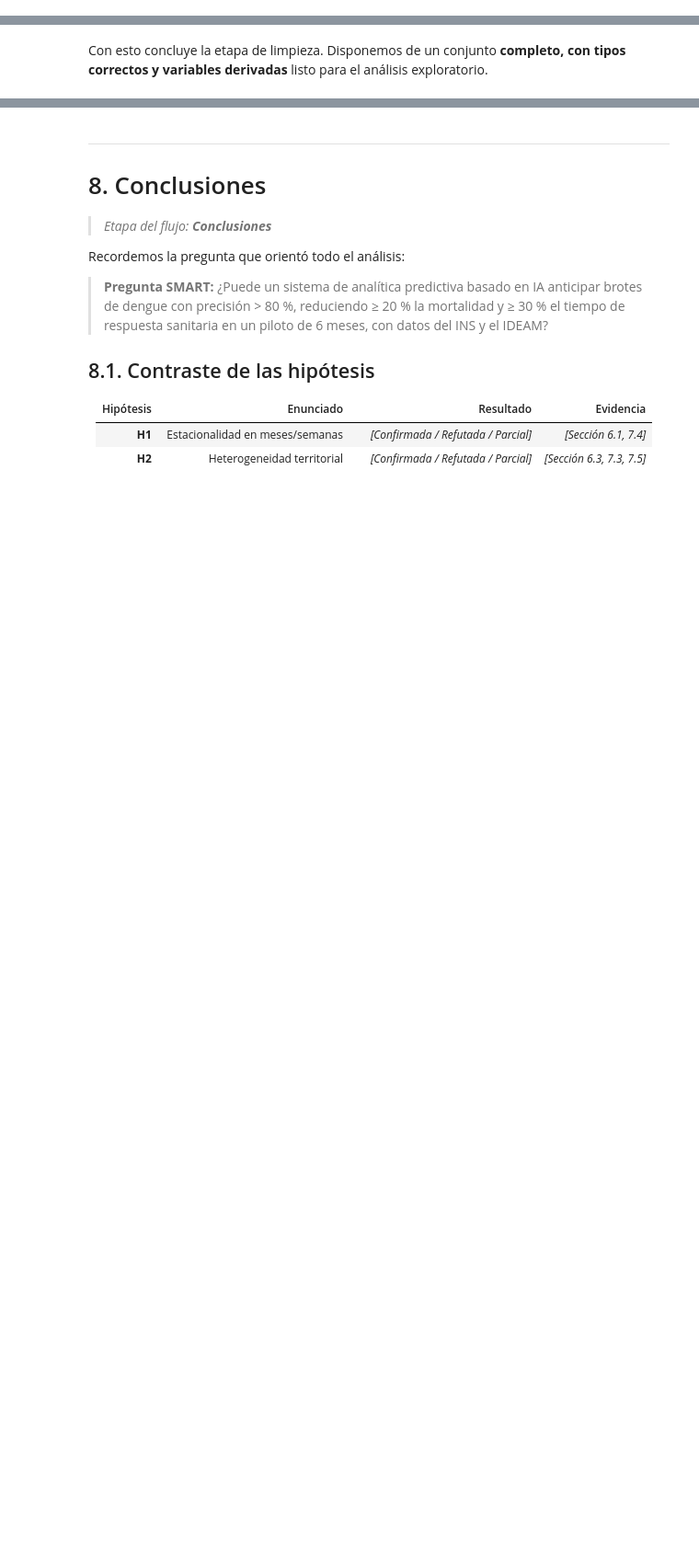
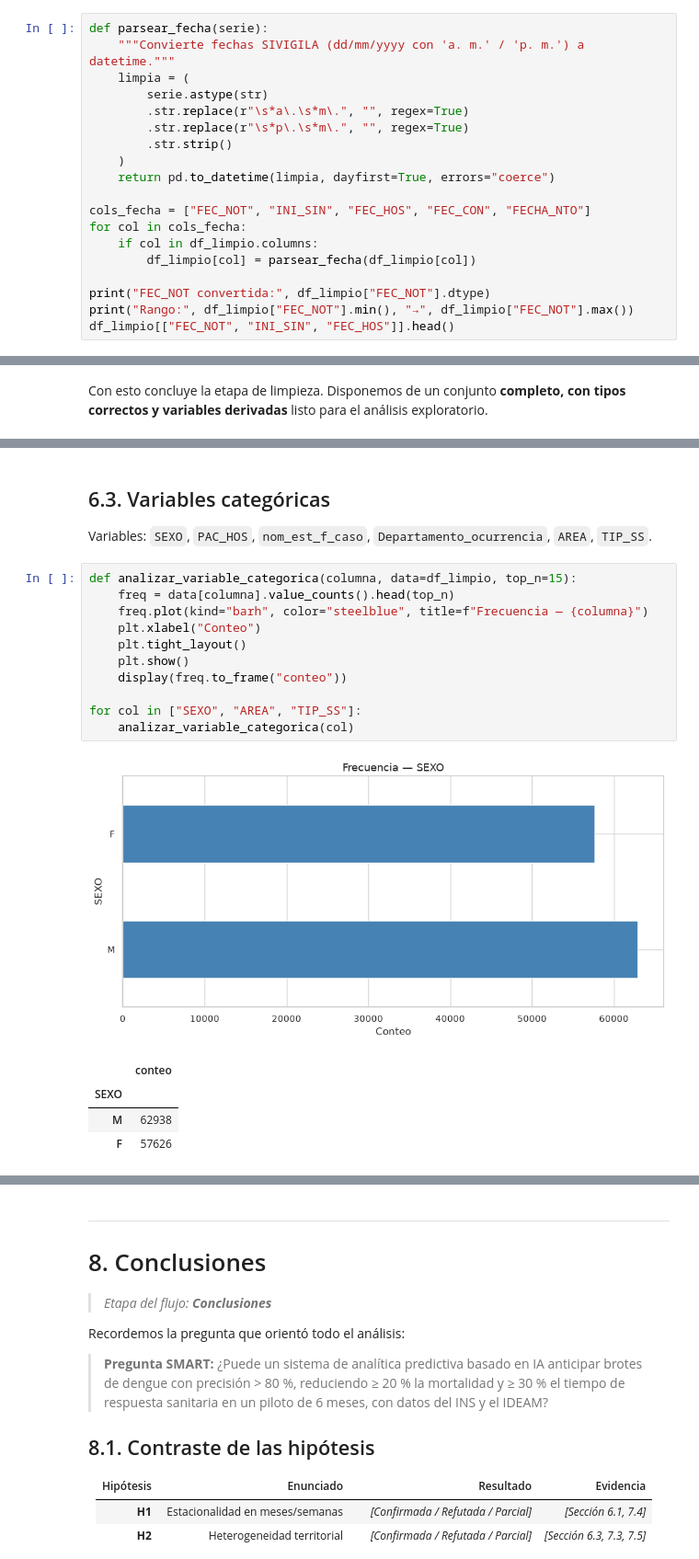
Before and after one commit to giovannyjb/proyecto_analisis_de_datos_I, a Jupyter notebook: notebooks/taller1_eda_dengue.ipynb, the cells around one changed output, grey strips where cells are left out. Shown at 92% size. Cells and saved outputs as stored; diff of their text form; blank space fills up the shorter version.

```diff
--- a/notebooks/taller1_eda_dengue.ipynb
+++ b/notebooks/taller1_eda_dengue.ipynb
@@ -342,0 +491,19 @@ Ideas para el caso dengue:
+# %%
+def parsear_fecha(serie):
+    """Convierte fechas SIVIGILA (dd/mm/yyyy con 'a. m.' / 'p. m.') a datetime."""
+    limpia = (
+        serie.astype(str)
+        .str.replace(r"\s*a\.\s*m\.", "", regex=True)
+        .str.replace(r"\s*p\.\s*m\.", "", regex=True)
+        .str.strip()
+    )
+    return pd.to_datetime(limpia, dayfirst=True, errors="coerce")
+
+cols_fecha = ["FEC_NOT", "INI_SIN", "FEC_HOS", "FEC_CON", "FECHA_NTO"]
+for col in cols_fecha:
+    if col in df_limpio.columns:
+        df_limpio[col] = parsear_fecha(df_limpio[col])
+
+print("FEC_NOT convertida:", df_limpio["FEC_NOT"].dtype)
+print("Rango:", df_limpio["FEC_NOT"].min(), "→", df_limpio["FEC_NOT"].max())
+df_limpio[["FEC_NOT", "INI_SIN", "FEC_HOS"]].head()
@@ -518,0 +664,21 @@ Mapas de calor o choropleth por departamento/municipio. Requiere coordenadas o s
+# %% [markdown]
+## 6.3. Variables categóricas
+
+Variables: `SEXO`, `PAC_HOS`, `nom_est_f_caso`, `Departamento_ocurrencia`, `AREA`, `TIP_SS`.
+# %%
+def analizar_variable_categorica(columna, data=df_limpio, top_n=15):
+    freq = data[columna].value_counts().head(top_n)
+    freq.plot(kind="barh", color="steelblue", title=f"Frecuencia — {columna}")
+    plt.xlabel("Conteo")
+    plt.tight_layout()
+    plt.show()
+    display(freq.to_frame("conteo"))
+
+for col in ["SEXO", "AREA", "TIP_SS"]:
+    analizar_variable_categorica(col)
+# %% [output]
+[figure, added]
+|  | conteo |
+| SEXO |  |
+| M | 62938 |
+| F | 57626 |
```
Also changed, not shown: parts of 78 cells of this notebook, 4 other files.
